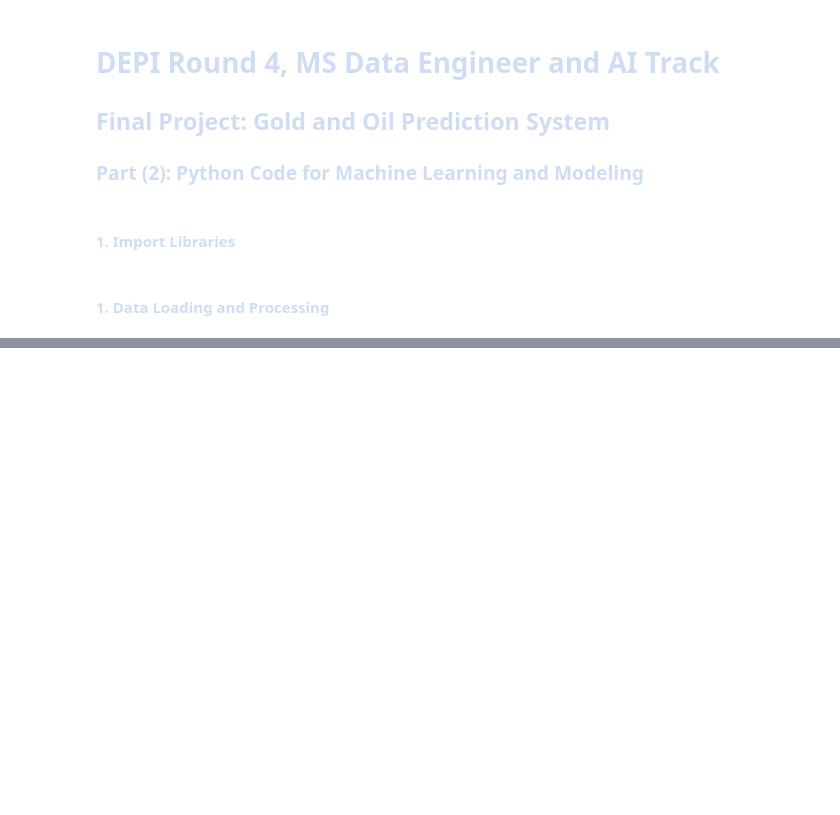
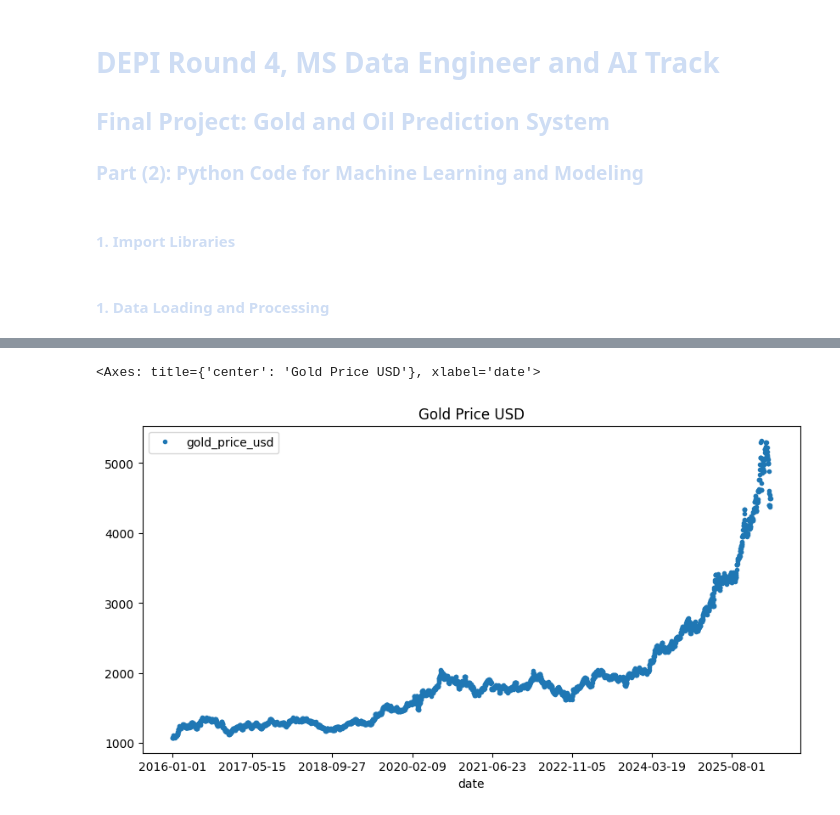
Before and after one commit to hpelnaggar/DEPI-Final-Project---Gold-and-Oil-Predictions, a Jupyter notebook: ai_modeling.ipynb, the cells around one changed output, grey strips where cells are left out. Drawn from its saved outputs; the diff is of its cells as text; code cells hidden in the pictures; blank space fills up the shorter version.

```diff
--- a/ai_modeling.ipynb
+++ b/ai_modeling.ipynb
@@ -22,6 +22,10 @@ from xgboost import XGBClassifier
 import joblib
 from sklearn.preprocessing import StandardScaler
 from functools import reduce
+color_pal = sns.color_palette()
+from sklearn.model_selection import TimeSeriesSplit
+from xgboost import XGBRegressor
+from sklearn.metrics import mean_absolute_error, mean_squared_error
 # %%
 base_dir = Path.cwd()
 #raw data path to contain all raw files gathered either manually, web scraping or APIs
@@ -78,0 +127,3 @@ master_table.to_csv(ai_data_dir/'master_table.csv')
+# %%
+df = pd.read_csv(ai_data_dir/'master_table 2 .csv')
+df.dtypes
@@ -78,0 +143,16 @@ master_table.to_csv(ai_data_dir/'master_table.csv')
+# %%
+df.drop(columns=['Unnamed: 0.1', 'Unnamed: 0', 'gpr_event'], inplace=True)
+# %%
+
+### Plotting the gold price over time
+df.plot(
+    x= 'date',
+    y='gold_price_usd',
+    style='.' ,
+    figsize=(10,5),
+    color = color_pal[0],
+    title='Gold Price USD'
+    )
+# %% [output]
+<Axes: title={'center': 'Gold Price USD'}, xlabel='date'>
+[figure, added]
```
Also changed, not shown: parts of 16 cells of this notebook, 2 other files.
